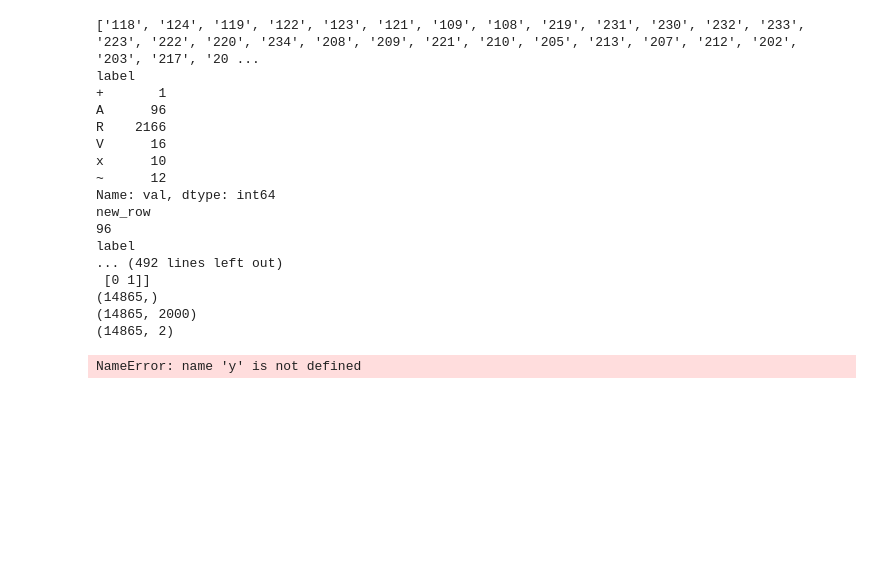
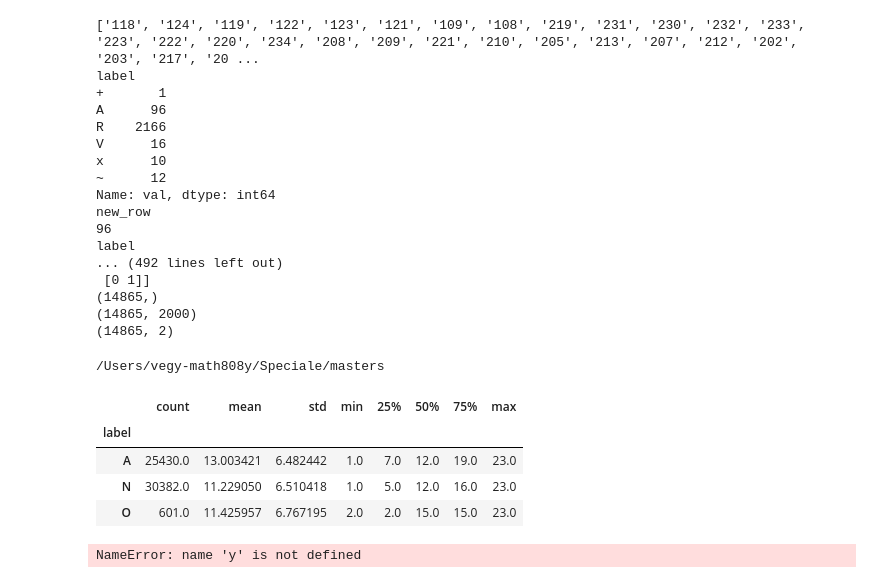
Before and after one commit to matjul/masters, a Jupyter notebook: preprocess_DL1.ipynb, the cells around one changed output. Saved outputs shown, nothing was run; the diff lists cells and outputs as text; code cells hidden in the pictures; blank space fills up the shorter version.

```diff
--- a/preprocess_DL1.ipynb
+++ b/preprocess_DL1.ipynb
@@ -615,6 +616,26 @@ label
 (14865,)
 (14865, 2000)
 (14865, 2)
+# %%
+#Speciale/masters/data/afdb/data_features.pkl
+import pandas as pd
+import os
+
+print(os.getcwd())
+#+ '/data/mitdb/data_features.pkl')
+
+#Speciale/masters/data/afdb/data_features.pkl
+
+df = pd.read_pickle(os.getcwd()+'/data/afdb/data_features.pkl')
+df.groupby('id').label.describe(include='all')
+df.groupby('label').id.describe(include='all')
+# %% [output]
+/Users/vegy-math808y/Speciale/masters
+|  | count | mean | std | min | 25% | 50% | 75% | max |
+| label |  |  |  |  |  |  |  |  |
+| A | 25430.0 | 13.003421 | 6.482442 | 1.0 | 7.0 | 12.0 | 19.0 | 23.0 |
+| N | 30382.0 | 11.229050 | 6.510418 | 1.0 | 5.0 | 12.0 | 16.0 | 23.0 |
+| O | 601.0 | 11.425957 | 6.767195 | 2.0 | 2.0 | 15.0 | 15.0 | 23.0 |
 # %%
 
 
```
Also changed, not shown: parts of 1 cell of this notebook, 1 other file.
